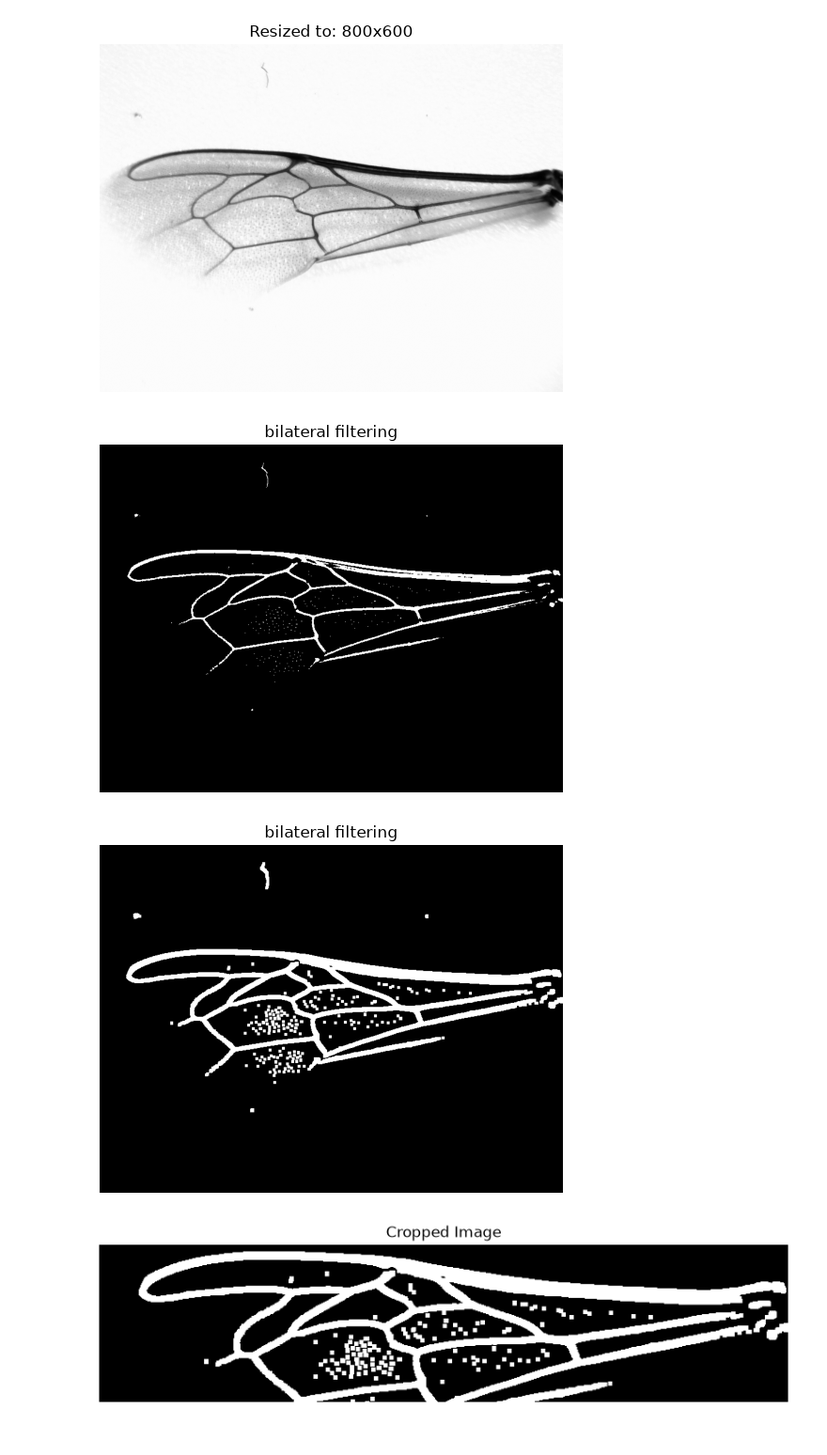
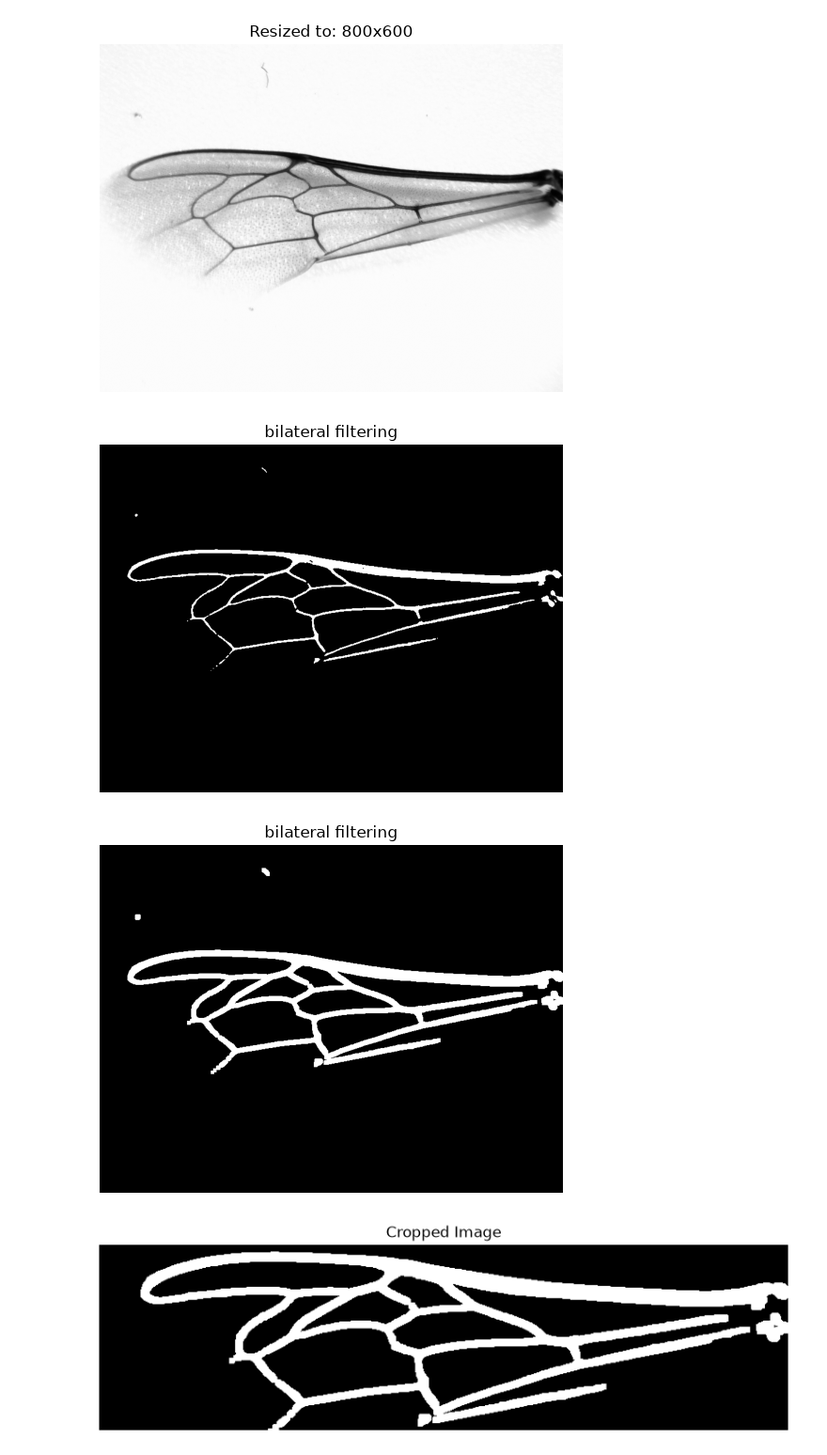
Before and after one commit to amiinemohamed/Bees-cv, a Jupyter notebook: Bees_image_processing.ipynb, the cells around one changed output. Shown at 94% size. Drawn from its saved outputs; the diff is of its cells as text; code cells hidden in the pictures.

```diff
--- a/Bees_image_processing.ipynb
+++ b/Bees_image_processing.ipynb
@@ -58,8 +58,7 @@ plt.show()
 # bilateral = cv2.bilateralFilter(image_gray, d=30, sigmaColor=65, sigmaSpace=2.5)
 
 
-
-blur1 = cv2.GaussianBlur(image_gray, (0, 0), sigmaX=5)
+blur1 = cv2.GaussianBlur(image_gray, (0, 0), sigmaX=10)
 blur2 = cv2.GaussianBlur(image_gray, (0, 0), sigmaX=0.1)
 
 dog = cv2.subtract(blur1, blur2)
@@ -68,52 +67,53 @@ dog_abs = cv2.convertScaleAbs(dog)
 
 _, thresh = cv2.threshold(dog_abs, 0, 255, cv2.THRESH_BINARY + cv2.THRESH_OTSU)
 
+median = cv2.medianBlur(thresh,3)
 
-plt.imshow(thresh, cmap='gray')
+plt.imshow(median, cmap='gray')
 plt.axis('off')
 plt.title("bilateral filtering")
 plt.show()
 # %% [output]
-[figure, old version]
+[figure, new version]
 # %%
 #dilation to deifne edges well
 
-kernel = np.ones((5,5), np.uint8)
+kernel = np.ones((2,2), np.uint8)
 
-dilated_img = cv2.dilate(thresh, kernel, iterations=1)
+dilated_img = cv2.dilate(median, kernel, iterations=5)
 
 plt.imshow(dilated_img, cmap='gray')
 plt.axis('off')
 plt.title("bilateral filtering")
 plt.show()
 # %% [output]
-[figure, old version]
+[figure, new version]
 # %%
 # auto cropping the image to focus on needed areas
 from skimage import morphology
 import numpy as np
 import matplotlib.pyplot as plt
 
 # Filter elements smaller than 1/6-th of the total width
-selem = morphology.rectangle(1, dilated_img.shape[1] // 10)
+selem = morphology.rectangle(1, dilated_img.shape[1] // 15)
 img_opened = morphology.opening(dilated_img, selem)
 
 hist = np.sum(img_opened, axis=1)
 non_zero = np.where(hist > 0)[0]
 top_bound = int(np.round(np.min(non_zero) * 0.95))
 bottom_bound = int(np.round(np.max(non_zero) * 1.05))
 
 # Crop the image
 img_cropped = dilated_img[top_bound:bottom_bound, :]
 
 # Display the cropped image
 plt.figure(figsize=(10, 5))
 plt.imshow(img_cropped, cmap='gray')
 plt.title('Cropped Image')
 plt.axis('off')
 plt.show()
 # %% [output]
-[figure, old version]
+[figure, new version]
 # %%
 #skeletonizing the image
 
```
Also changed, not shown: parts of 4 cells of this notebook.
